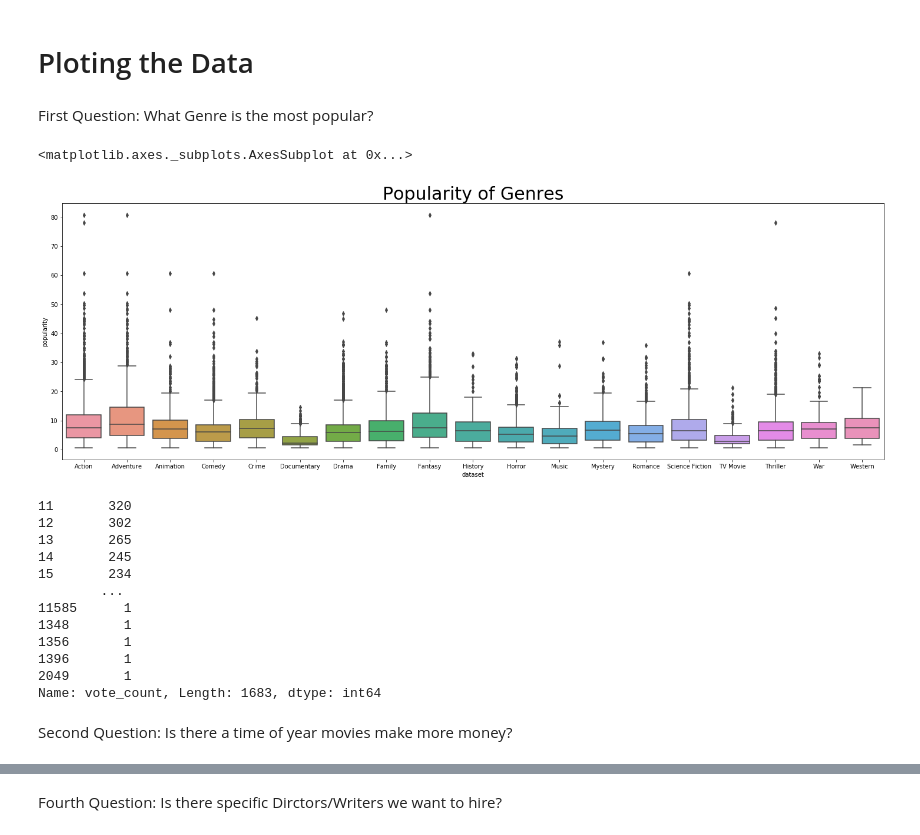
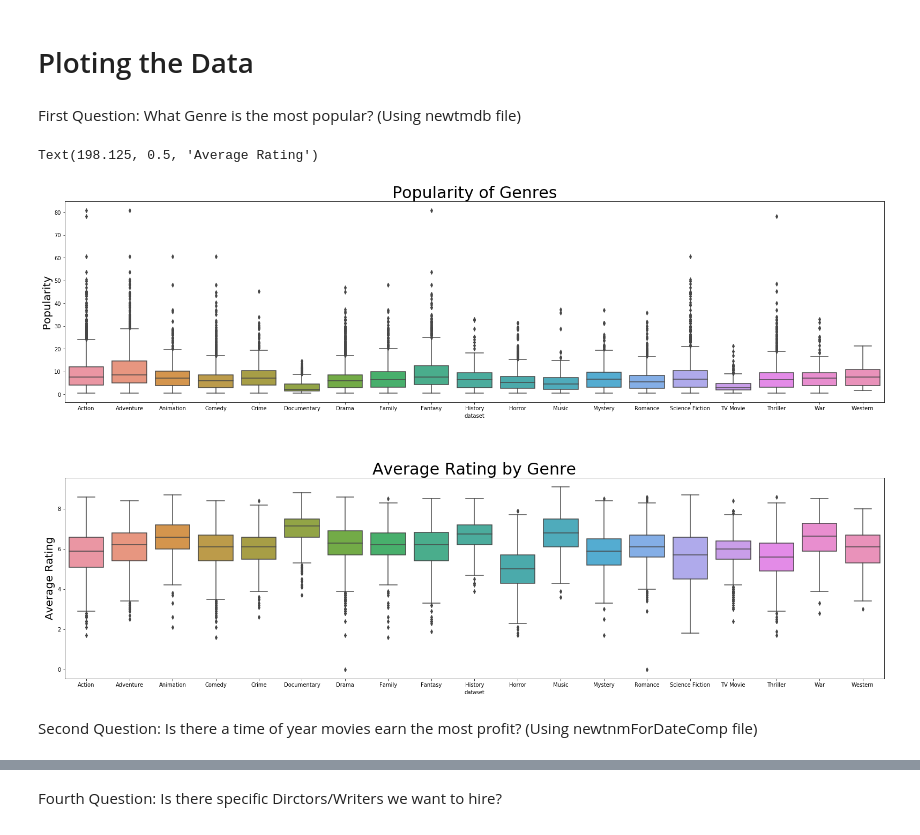
Before and after one commit to stevenkyle2013/Movie-Project, a Jupyter notebook: Data Cleaning.ipynb, the cells around one changed output, grey strips where cells are left out. Saved outputs shown, nothing was run; the diff lists cells and outputs as text; code cells hidden in the pictures.

Commit message:
Plotted and cleaned up visualizations

```diff
--- a/Data Cleaning.ipynb
+++ b/Data Cleaning.ipynb
@@ -177,42 +196,35 @@ newtmdb = newtmdb.drop(columns = ['genre_ids', 'id'])
 # %% [markdown]
 # Ploting the Data
 # %% [markdown]
-First Question: What Genre is the most popular?
+First Question: What Genre is the most popular? (Using newtmdb file)
 # %%
 #Getting rid of anything under vote_count of 10
 newtmdb.drop(newtmdb[newtmdb['vote_count'] < 11].index, inplace=True)
 
 #Getting the list of genres
 ListOfGenres = list(newGenreKey.values())
 #Creating a dictionary of all the different genre tables
 GenrePopTables = {}
 for genre in ListOfGenres:
     GenrePopTables[genre] = newtmdb[newtmdb[genre]==1]
 #Putting all the genre tables together to plot
 concatenated = pd.concat([GenrePopTables[genre].assign(dataset = genre) for genre in ListOfGenres])
 
 
-fig1, ax1 = plt.subplots(figsize = (25,8))
+fig1, (ax1,ax2) = plt.subplots(2,1,figsize = (25,16))
+fig1.tight_layout(pad = 12.0)
+
+sns.boxplot(x='dataset',y='popularity',data=concatenated, ax = ax1)
+sns.boxplot(x='dataset',y='vote_average',data=concatenated, ax = ax2)
+
+
 ax1.set_title('Popularity of Genres', fontsize = 30)
-sns.boxplot(x='dataset',y='popularity',data=concatenated, ax = ax1)
+ax2.set_title('Average Rating by Genre', fontsize = 30)
+ax1.set_ylabel('Popularity', fontsize = 20)
+ax2.set_ylabel('Average Rating', fontsize = 20)
 #Maybe throw out counts with a low vote count, maybe less than 10? maybe more?
 # %% [output]
-<matplotlib.axes._subplots.AxesSubplot at 0x...>
+Text(198.125, 0.5, 'Average Rating')
-[figure, old version]
+[figure, new version]
-# %%
-newtmdb.vote_count.value_counts()
-# %% [output]
-11       320
-12       302
-13       265
-14       245
-15       234
-        ...
-11585      1
-1348       1
-1356       1
-1396       1
-2049       1
-Name: vote_count, Length: 1683, dtype: int64
 # %% [markdown]
-Second Question: Is there a time of year movies make more money?
+Second Question: Is there a time of year movies earn the most profit? (Using newtnmForDateComp file)
```
Also changed, not shown: parts of 17 cells of this notebook.
